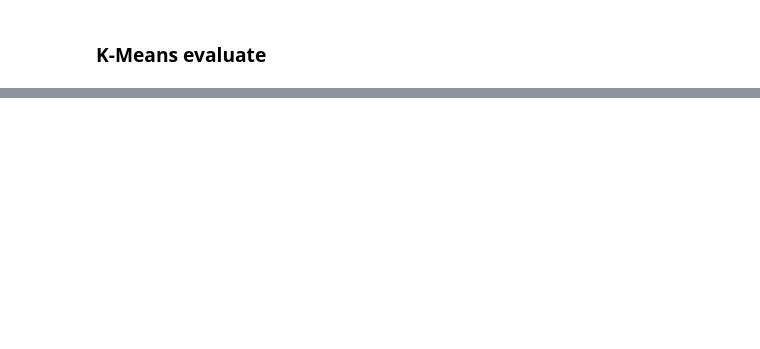
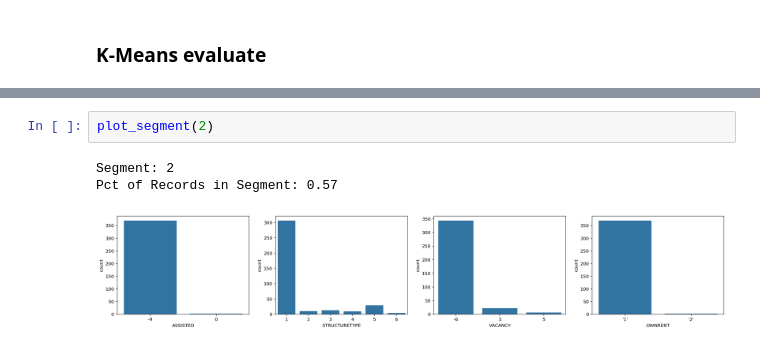
Before and after one commit to MiguelAMartinez/american-housing-survey, a Jupyter notebook: EDA.ipynb, the cells around one changed output, grey strips where cells are left out. Saved outputs shown, nothing was run; the diff lists cells and outputs as text; blank space fills up the shorter version.

```diff
--- a/EDA.ipynb
+++ b/EDA.ipynb
@@ -287,0 +320,6 @@ def plot_cluster_demographics(k, pca_features, kmeans_labels):
+# %%
+plot_segment(2)
+# %% [output]
+Segment: 2
+Pct of Records in Segment: 0.57
+[figure, added]
```
Also changed, not shown: parts of 14 cells of this notebook.
